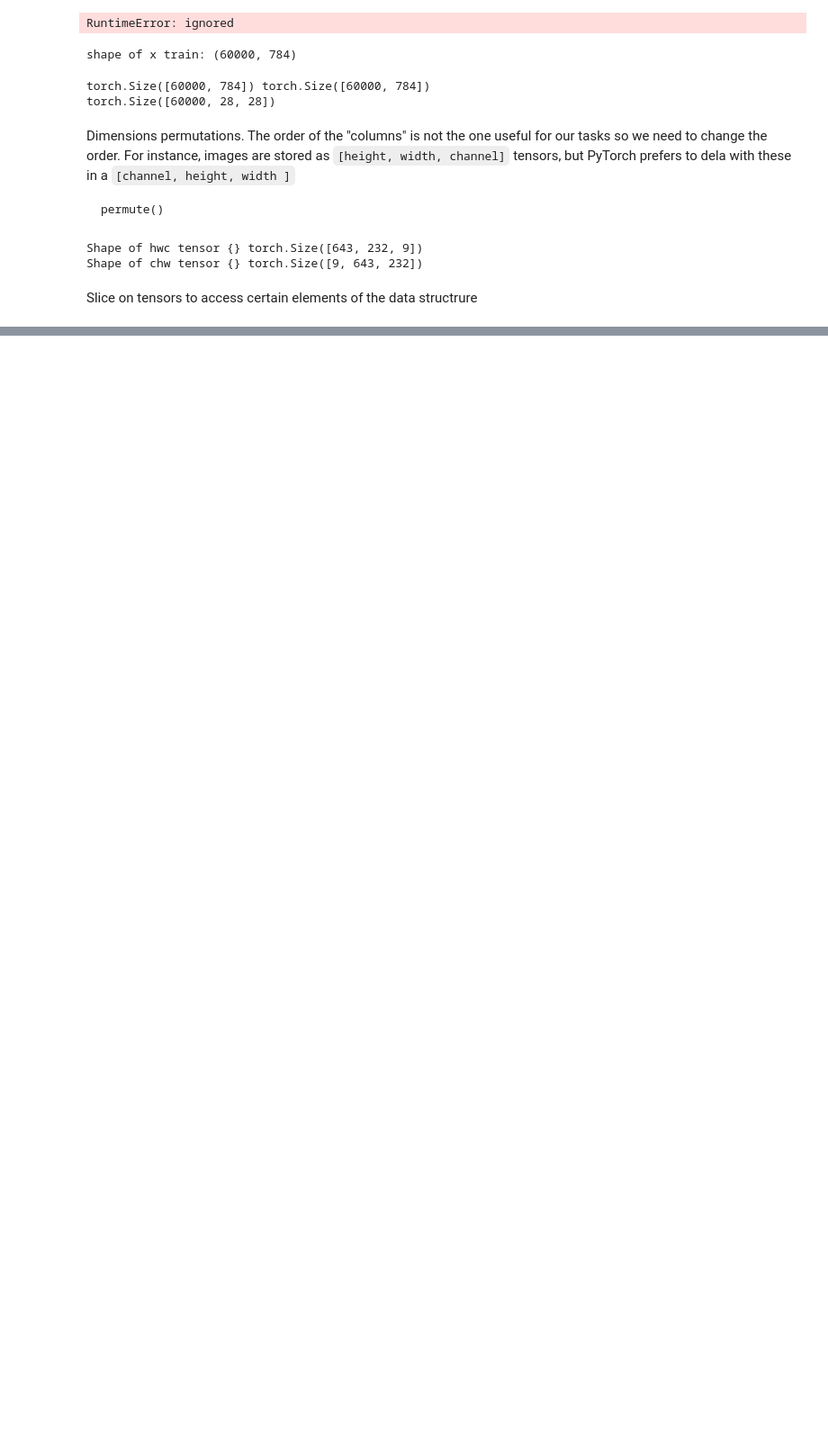
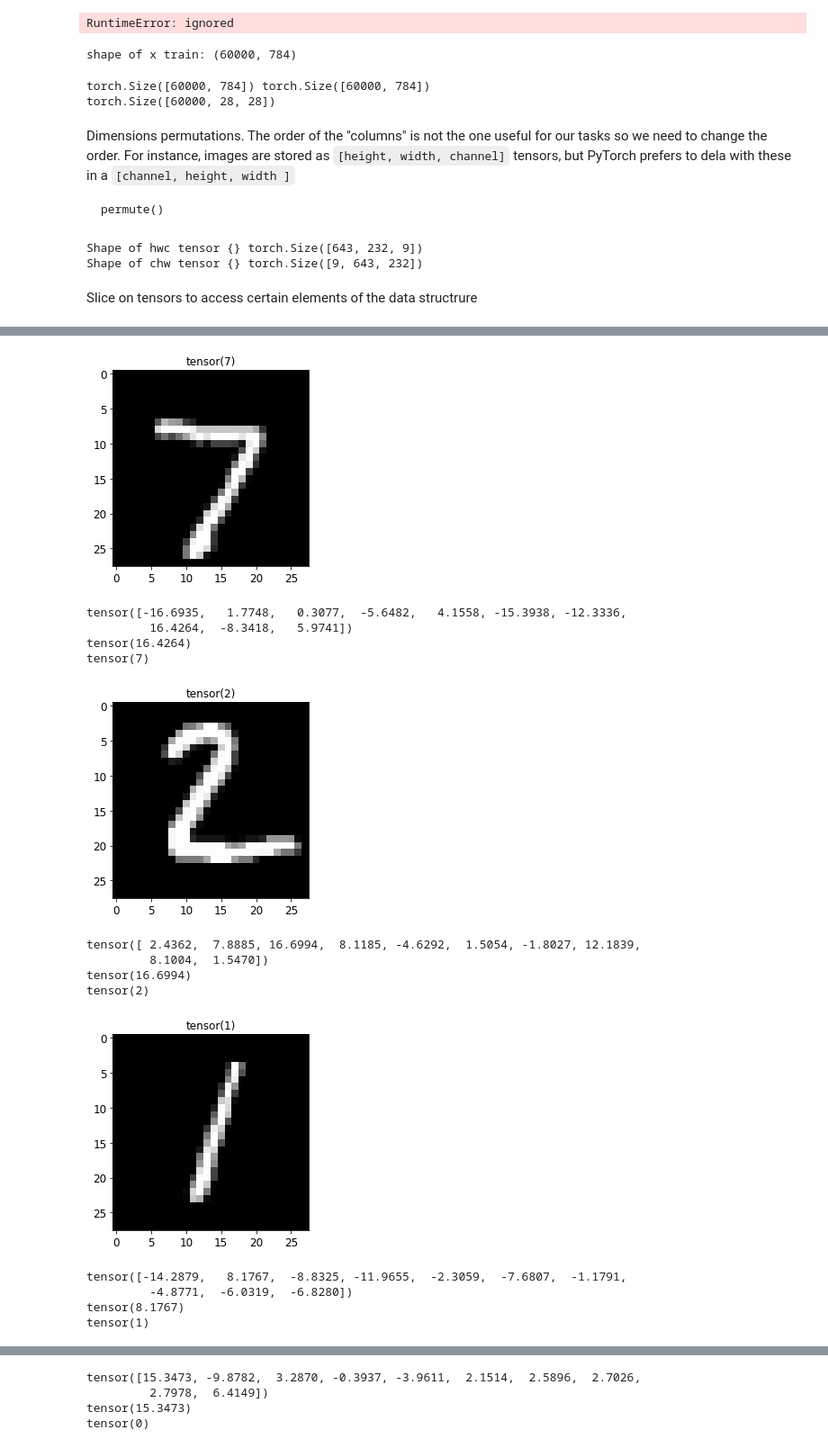
Before and after one commit to fpinell/hands_on_python_for_ds, a Jupyter notebook: Lecture_4_Deep_Learning.ipynb, the cells around one changed output, grey strips where cells are left out. Shown at 90% size. Saved outputs shown, nothing was run; the diff lists cells and outputs as text; code cells hidden in the pictures; blank space fills up the shorter version.

```diff
--- a/Lecture_4_Deep_Learning.ipynb
+++ b/Lecture_4_Deep_Learning.ipynb
@@ -357,0 +376,21 @@ Mounted at /content/drive
+# %%
+'''
+create an instance of the network
+'''
+simplenet = SimpleNet()
+# %%
+'''
+Definition of an optimizer, in this case we select the Adam optimizer
+Another possible optimizer is the SGD that is possibile to select from
+the same class optim
+'''
+optimizer = optim.Adam(simplenet.parameters(), lr=0.001)
+optimizer_regr = optim.SGD(simplenet.parameters(),lr=0.0001)
+# %%
+'''
+And then, we need a definition of the loss.
+Also in this case, we can select one of those made available by pytorch
+For regression, for instance we could select the MSELoss
+'''
+loss = nn.CrossEntropyLoss()
+loss_regression = nn.MSELoss()
@@ -357,0 +449,2 @@ Mounted at /content/drive
+# %%
+train(simplenet, optimizer,torch.nn.CrossEntropyLoss(), train_dl,test_dl, epochs=5)
@@ -357,0 +457,26 @@ Mounted at /content/drive
+# %%
+with torch.no_grad():
+  simplenet.eval()
+  for i in range(10):
+    plt.imshow(x_test_tensor[i].reshape((28,28)), cmap="gray")
+    plt.title(y_test_tensor[i])
+    plt.show()
+    print(simplenet(x_test_tensor[i].float()))
+    print(simplenet(x_test_tensor[i].float()).max())
+    print(simplenet(x_test_tensor[i].float()).argmax())
+# %% [output]
+[figure, added]
+tensor([-16.6935,   1.7748,   0.3077,  -5.6482,   4.1558, -15.3938, -12.3336,
+         16.4264,  -8.3418,   5.9741])
+tensor(16.4264)
+tensor(7)
+[figure, added]
+tensor([ 2.4362,  7.8885, 16.6994,  8.1185, -4.6292,  1.5054, -1.8027, 12.1839,
+         8.1004,  1.5470])
+tensor(16.6994)
+tensor(2)
+[figure, added]
+tensor([-14.2879,   8.1767,  -8.8325, -11.9655,  -2.3059,  -7.6807,  -1.1791,
+         -4.8771,  -6.0319,  -6.8280])
+tensor(8.1767)
+tensor(1)
@@ -357,0 +484,4 @@ Mounted at /content/drive
+tensor([15.3473, -9.8782,  3.2870, -0.3937, -3.9611,  2.1514,  2.5896,  2.7026,
+         2.7978,  6.4149])
+tensor(15.3473)
+tensor(0)
```
Also changed, not shown: parts of 44 cells of this notebook.
